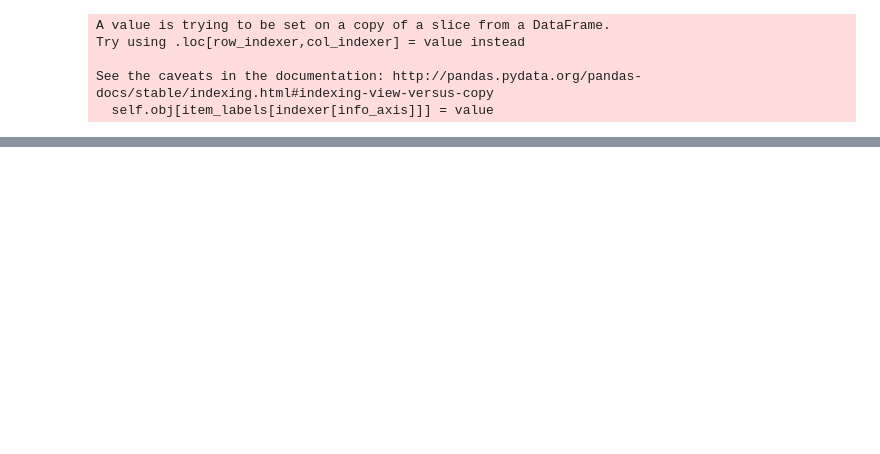
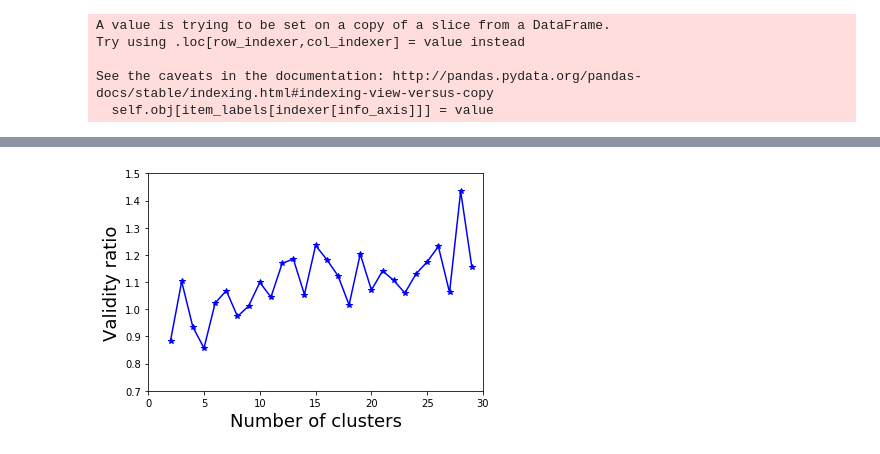
Before and after one commit to Arun0013/DataAnalyticsOR, a Jupyter notebook: DataAnalyticsORProject/Python/BreastCancerKMeans.ipynb, the cells around one changed output, grey strips where cells are left out. Drawn from its saved outputs; the diff is of its cells as text; code cells hidden in the pictures; blank space fills up the shorter version.

```diff
--- a/DataAnalyticsORProject/Python/BreastCancerKMeans.ipynb
+++ b/DataAnalyticsORProject/Python/BreastCancerKMeans.ipynb
@@ -102,0 +113,10 @@ X.iloc[:,0].sum() - (len(XB)*averageB[0] + len(XM)*averageM[0])
+# %%
+plt.plot(Krange, thetaB, '-*b')
+plt.xlabel("Number of clusters", fontsize=18)
+plt.ylabel("Validity ratio", fontsize=18)
+plt.axis([0, 30, 0.7, 1.5])
+#plt.title("Benign: Validity ratio vs # of clusters [new result]")
+plt.savefig('Benign_VR_K_New.png', format='png')
+plt.savefig('Benign_VR_K_New.eps', format='eps')
+# %% [output]
+[figure, added]
```
Also changed, not shown: parts of 6 cells of this notebook, 21 other files.
